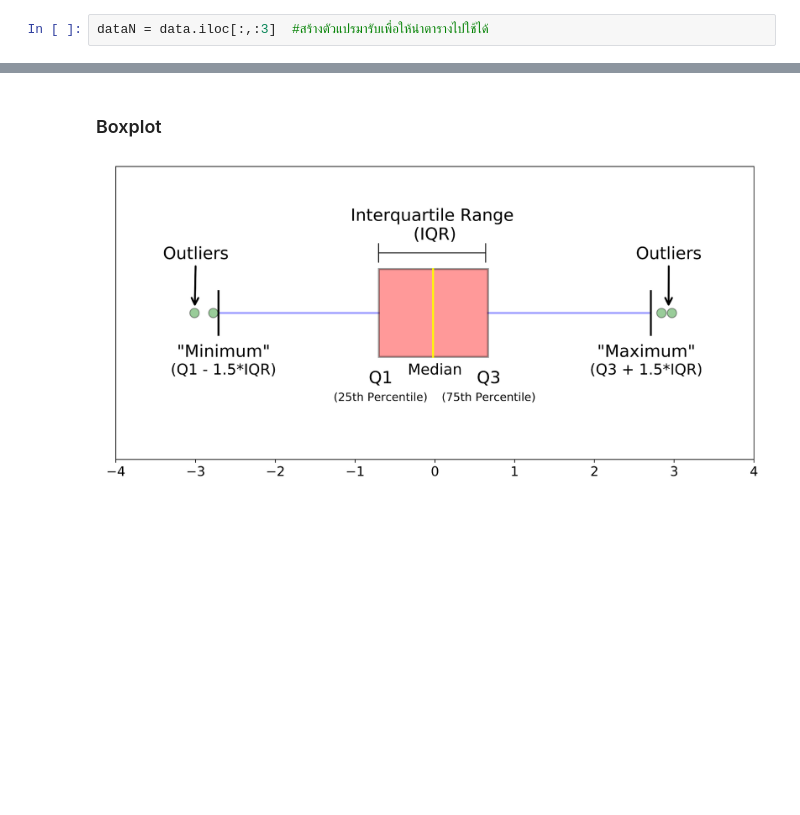
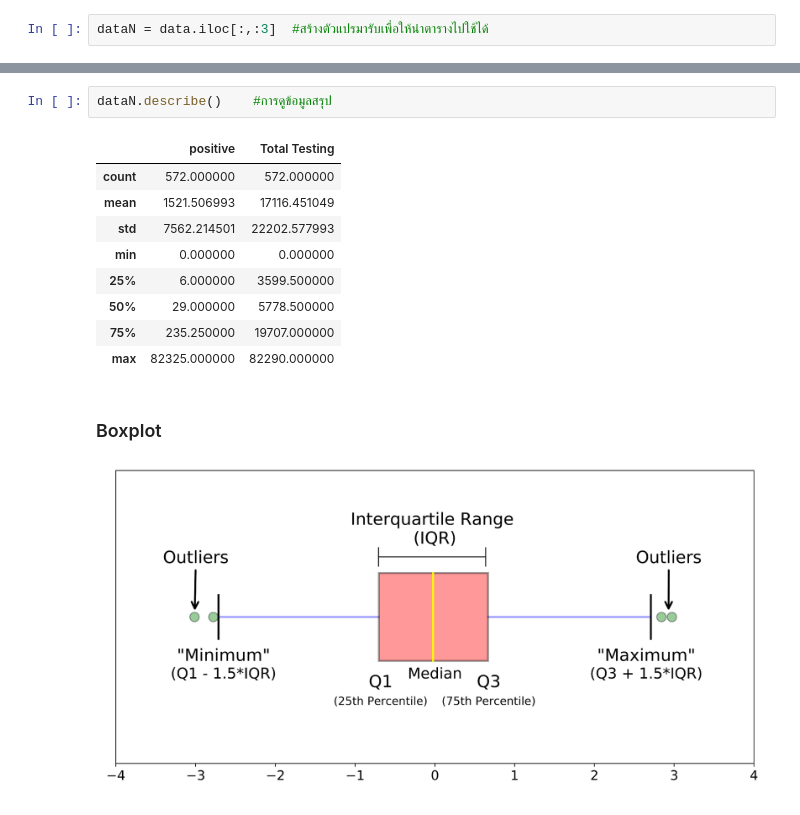
Before and after one commit to Supaporn-Bututham/DWDM21, a Jupyter notebook: Data102(Chapter2).ipynb, the cells around one changed output, grey strips where cells are left out. Saved outputs shown, nothing was run; the diff lists cells and outputs as text; blank space fills up the shorter version.

```diff
--- a/Data102(Chapter2).ipynb
+++ b/Data102(Chapter2).ipynb
@@ -73,3 +144,15 @@ dataN
+# %%
+dataN.describe()    #การดูข้อมูลสรุป
+# %% [output]
+|  | positive | Total Testing |
+| count | 572.000000 | 572.000000 |
+| mean | 1521.506993 | 17116.451049 |
+| std | 7562.214501 | 22202.577993 |
+| min | 0.000000 | 0.000000 |
+| 25% | 6.000000 | 3599.500000 |
+| 50% | 29.000000 | 5778.500000 |
+| 75% | 235.250000 | 19707.000000 |
+| max | 82325.000000 | 82290.000000 |
 # %% [markdown]
 ### Boxplot
 
```
Also changed, not shown: parts of 27 cells of this notebook.
